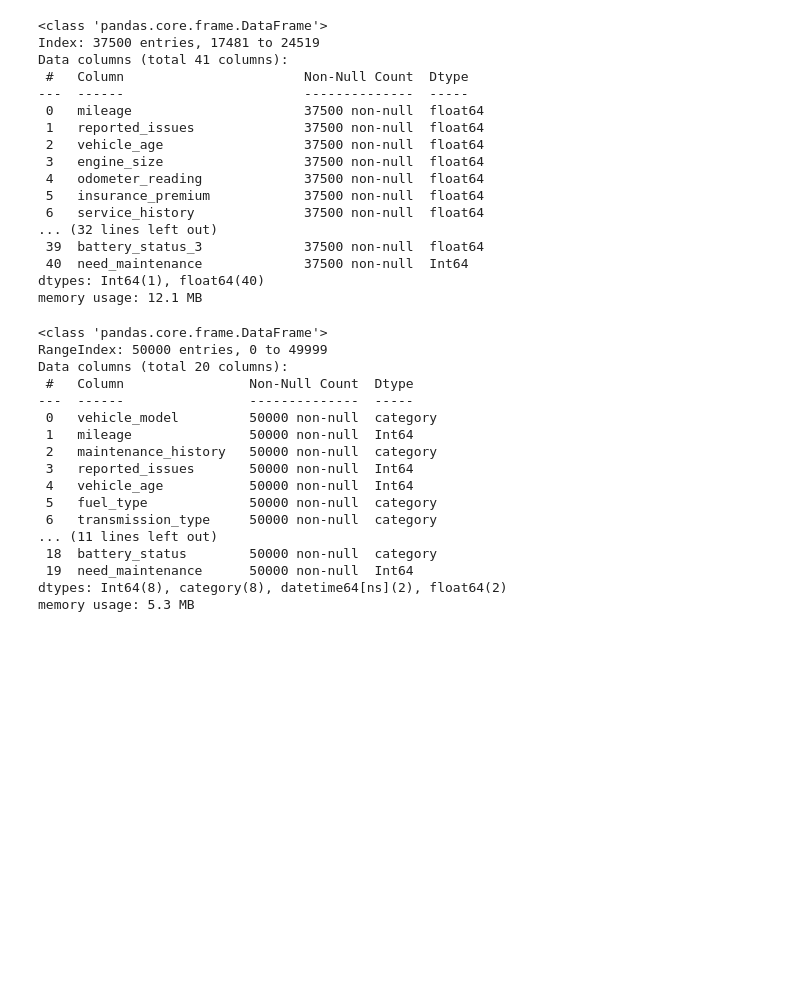
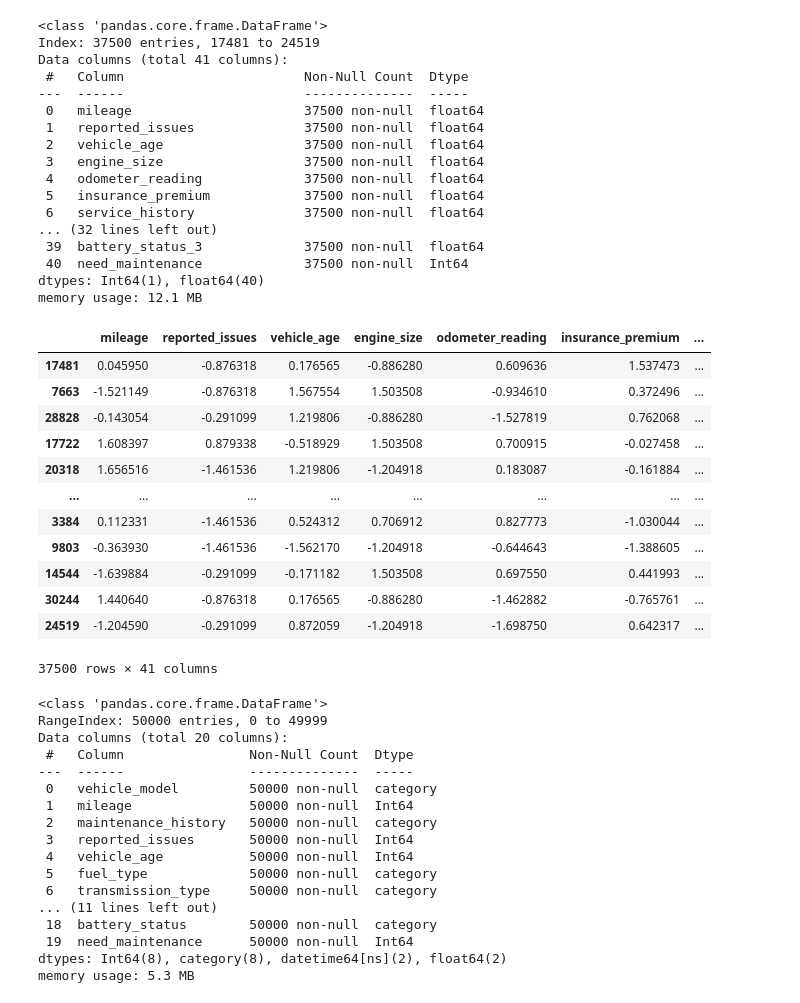
Before and after one commit to sahil82764/Vehicle_Maintenance_Prediction, a Jupyter notebook: samp1.ipynb, the cells around one changed output. Saved outputs shown, nothing was run; the diff lists cells and outputs as text; code cells hidden in the pictures; blank space fills up the shorter version.

```diff
--- a/samp1.ipynb
+++ b/samp1.ipynb
@@ -30,6 +52,22 @@ Data columns (total 41 columns):
  40  need_maintenance             37500 non-null  Int64
 dtypes: Int64(1), float64(40)
 memory usage: 12.1 MB
+# %%
+df2
+# %% [output]
+|  | mileage | reported_issues | vehicle_age | engine_size | odometer_reading | insurance_premium | ... |
+| 17481 | 0.045950 | -0.876318 | 0.176565 | -0.886280 | 0.609636 | 1.537473 | ... |
+| 7663 | -1.521149 | -0.876318 | 1.567554 | 1.503508 | -0.934610 | 0.372496 | ... |
+| 28828 | -0.143054 | -0.291099 | 1.219806 | -0.886280 | -1.527819 | 0.762068 | ... |
+| 17722 | 1.608397 | 0.879338 | -0.518929 | 1.503508 | 0.700915 | -0.027458 | ... |
+| 20318 | 1.656516 | -1.461536 | 1.219806 | -1.204918 | 0.183087 | -0.161884 | ... |
+| ... | ... | ... | ... | ... | ... | ... | ... |
+| 3384 | 0.112331 | -1.461536 | 0.524312 | 0.706912 | 0.827773 | -1.030044 | ... |
+| 9803 | -0.363930 | -1.461536 | -1.562170 | -1.204918 | -0.644643 | -1.388605 | ... |
+| 14544 | -1.639884 | -0.291099 | -0.171182 | 1.503508 | 0.697550 | 0.441993 | ... |
+| 30244 | 1.440640 | -0.876318 | 0.176565 | -0.886280 | -1.462882 | -0.765761 | ... |
+| 24519 | -1.204590 | -0.291099 | 0.872059 | -1.204918 | -1.698750 | 0.642317 | ... |
+37500 rows × 41 columns
 # %%
 df = pd.read_parquet('data/validatedData/validated_data.parquet', engine="pyarrow")
 df.info()
```
Also changed, not shown: parts of 1 cell of this notebook, 1 other file.
